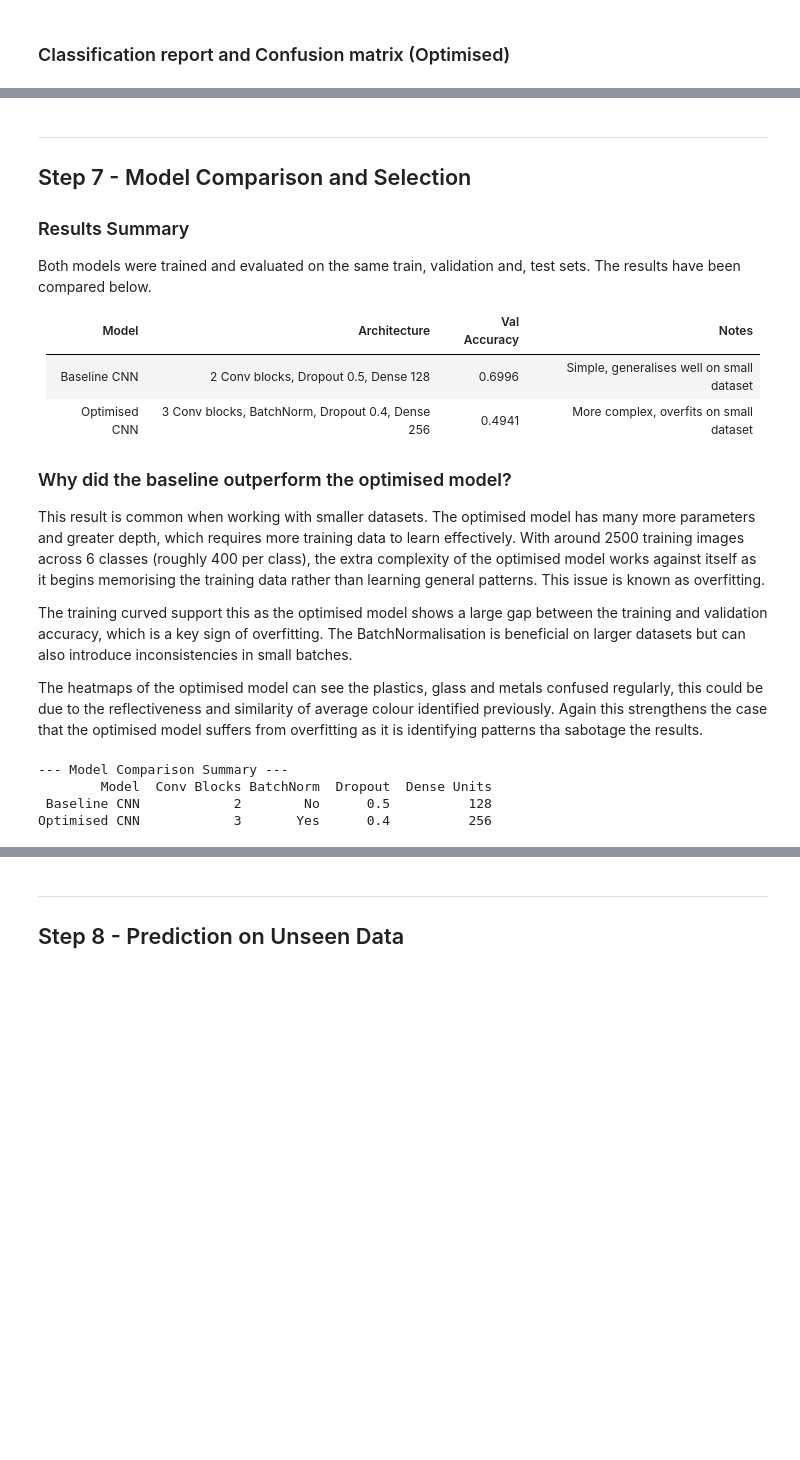
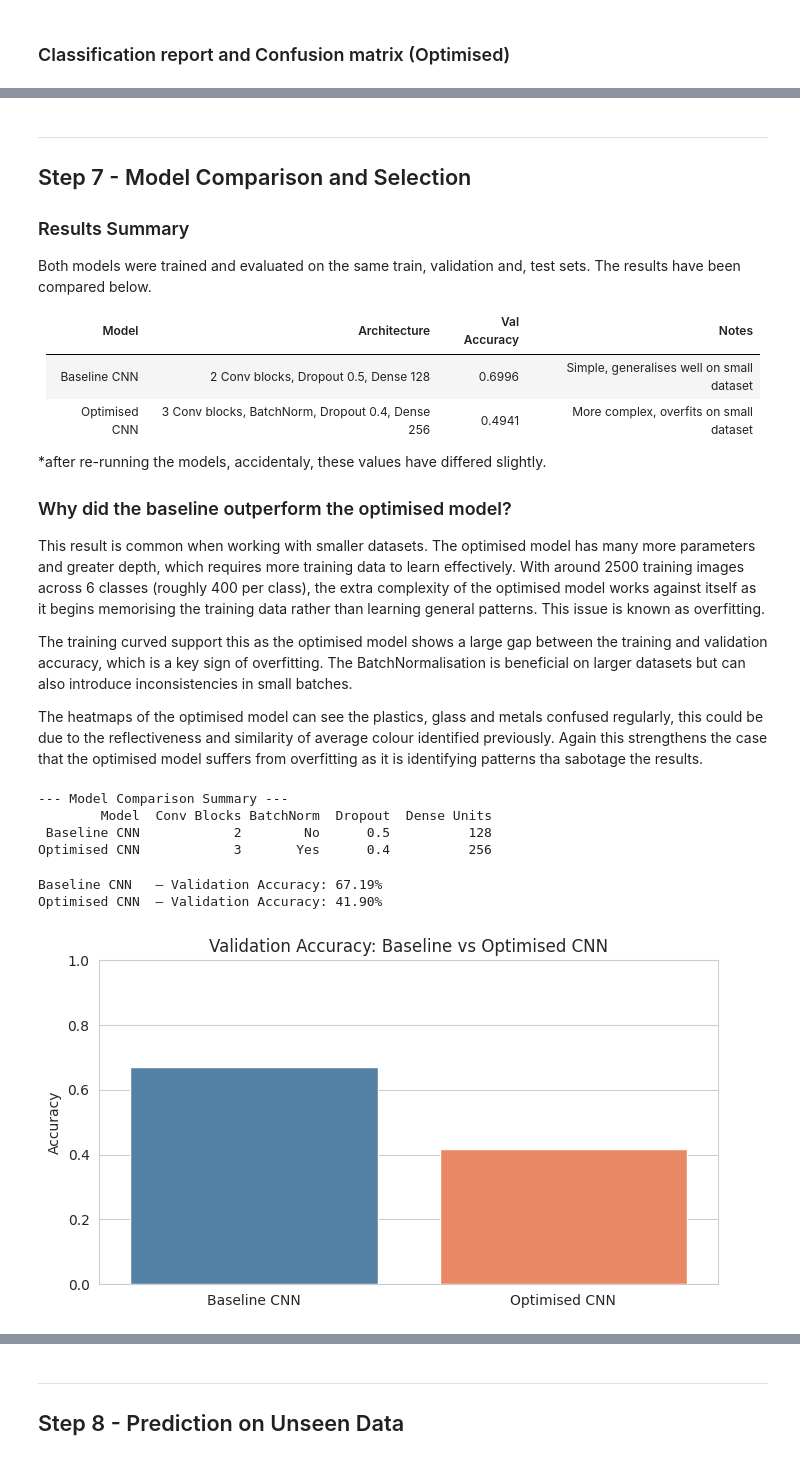
Before and after one commit to ArchieSeamons/ArchieSeamons-CW2-UP2110919-Image_Classification, a Jupyter notebook: CW2.ipynb, the cells around one changed output, grey strips where cells are left out. Saved outputs shown, nothing was run; the diff lists cells and outputs as text; code cells hidden in the pictures; blank space fills up the shorter version.

```diff
--- a/CW2.ipynb
+++ b/CW2.ipynb
@@ -950,6 +957,8 @@ The results have been compared below.
 | Baseline CNN | 2 Conv blocks, Dropout 0.5, Dense 128 | 0.6996 | Simple, generalises well on small dataset |
 | Optimised CNN | 3 Conv blocks, BatchNorm, Dropout 0.4, Dense 256 | 0.4941 | More complex, overfits on small dataset |
 
+*after re-running the models, accidentaly, these values have differed slightly.
+
 ### Why did the baseline outperform the optimised model?
 
 This result is common when working with smaller datasets. The optimised model has many more parameters and greater depth, which requires more training data to learn effectively. With around 2500 training images across 6 classes (roughly 400 per class), the extra complexity of the optimised model works against itself as it begins memorising the training data rather than learning general patterns. This issue is known as overfitting.
@@ -973,3 +982,33 @@ print(df_comparison.to_string(index=False))
         Model  Conv Blocks BatchNorm  Dropout  Dense Units
  Baseline CNN            2        No      0.5          128
 Optimised CNN            3       Yes      0.4          256
+# %%
+# comparing the validation accuracies of the two models.
+baseline_model   = load_model('outputs/baseline_model.keras')
+optimised_model  = load_model('outputs/optimised_model.keras')
+
+_, acc_baseline  = baseline_model.evaluate(X_val, y_val, verbose=0)
+_, acc_optimised = optimised_model.evaluate(X_val, y_val, verbose=0)
+
+print(f'Baseline CNN   — Validation Accuracy: {acc_baseline*100:.2f}%')
+print(f'Optimised CNN  — Validation Accuracy: {acc_optimised*100:.2f}%')
+# %% [output]
+Baseline CNN   — Validation Accuracy: 67.19%
+Optimised CNN  — Validation Accuracy: 41.90%
+# %%
+# plotting the previously determined validationa accuracies as a bar chart for easier interigation.
+plt.figure(figsize=(7, 4))
+sns.barplot(
+    x=['Baseline CNN', 'Optimised CNN'],
+    y=[acc_baseline, acc_optimised],
+    palette=['steelblue', 'coral']
+)
+plt.ylim(0, 1)
+plt.title('Validation Accuracy: Baseline vs Optimised CNN')
+plt.ylabel('Accuracy')
+plt.xlabel('')
+plt.tight_layout()
+plt.savefig('outputs/model_comparison.png', dpi=150, bbox_inches='tight')
+plt.show()
+# %% [output]
+[figure, added]
```
Also changed, not shown: parts of 23 cells of this notebook, 6 other files.
